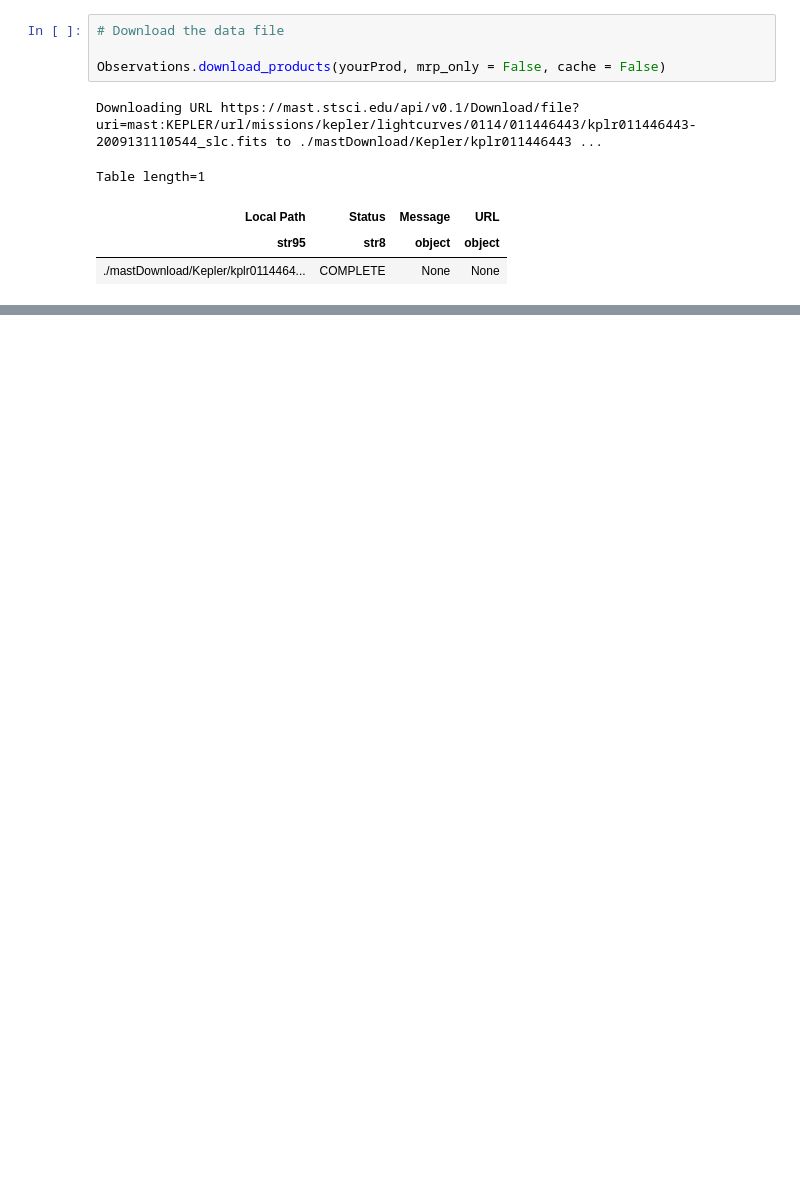
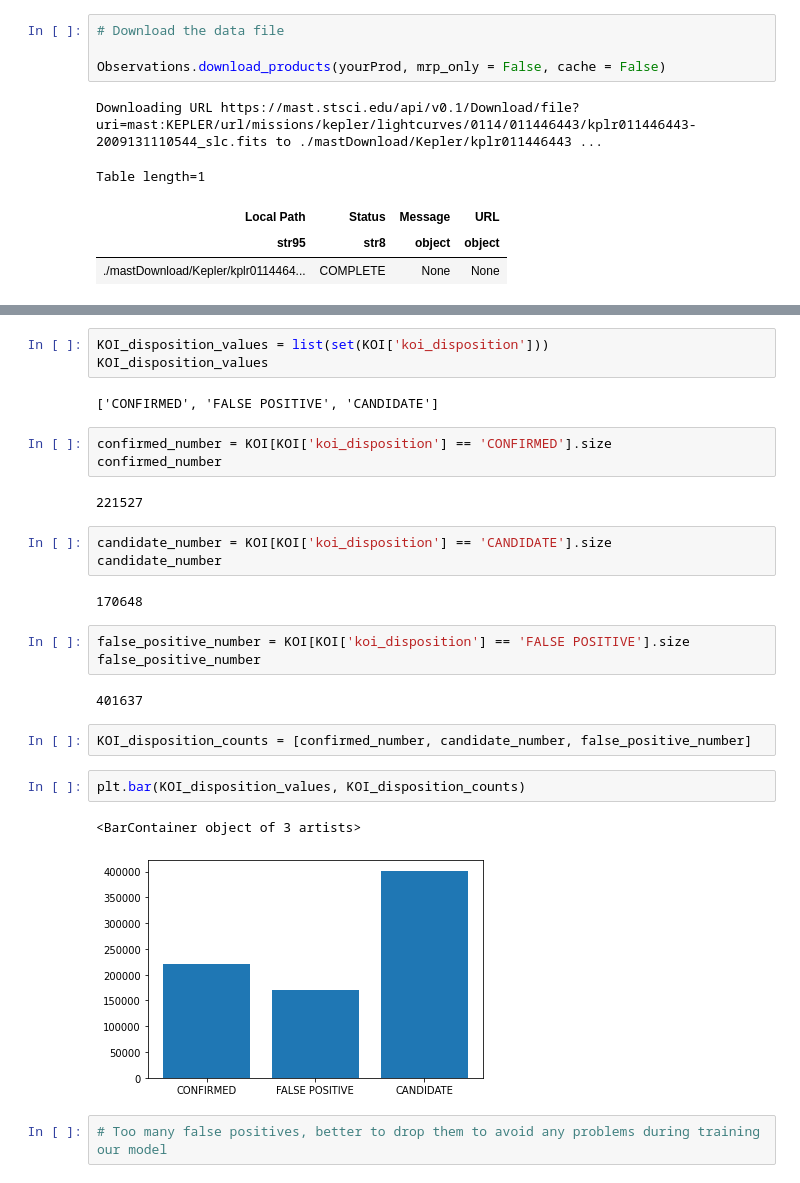
Before and after one commit to nicholasproietti/LGM, a Jupyter notebook: Kepler_Light_Curve_Reader.ipynb, the cells around one changed output, grey strips where cells are left out. Saved outputs shown, nothing was run; the diff lists cells and outputs as text; blank space fills up the shorter version.

```diff
--- a/Kepler_Light_Curve_Reader.ipynb
+++ b/Kepler_Light_Curve_Reader.ipynb
@@ -136,0 +174,29 @@ plt.savefig('sample_LCs.png')
+# %%
+KOI_disposition_values = list(set(KOI['koi_disposition']))
+KOI_disposition_values
+# %% [output]
+['CONFIRMED', 'FALSE POSITIVE', 'CANDIDATE']
+# %%
+confirmed_number = KOI[KOI['koi_disposition'] == 'CONFIRMED'].size
+confirmed_number
+# %% [output]
+221527
+# %%
+candidate_number = KOI[KOI['koi_disposition'] == 'CANDIDATE'].size
+candidate_number
+# %% [output]
+170648
+# %%
+false_positive_number = KOI[KOI['koi_disposition'] == 'FALSE POSITIVE'].size
+false_positive_number
+# %% [output]
+401637
+# %%
+KOI_disposition_counts = [confirmed_number, candidate_number, false_positive_number]
+# %%
+plt.bar(KOI_disposition_values, KOI_disposition_counts)
+# %% [output]
+<BarContainer object of 3 artists>
+[figure, added]
+# %%
+# Too many false positives, better to drop them to avoid any problems during training our model
```
Also changed, not shown: parts of 21 cells of this notebook.
